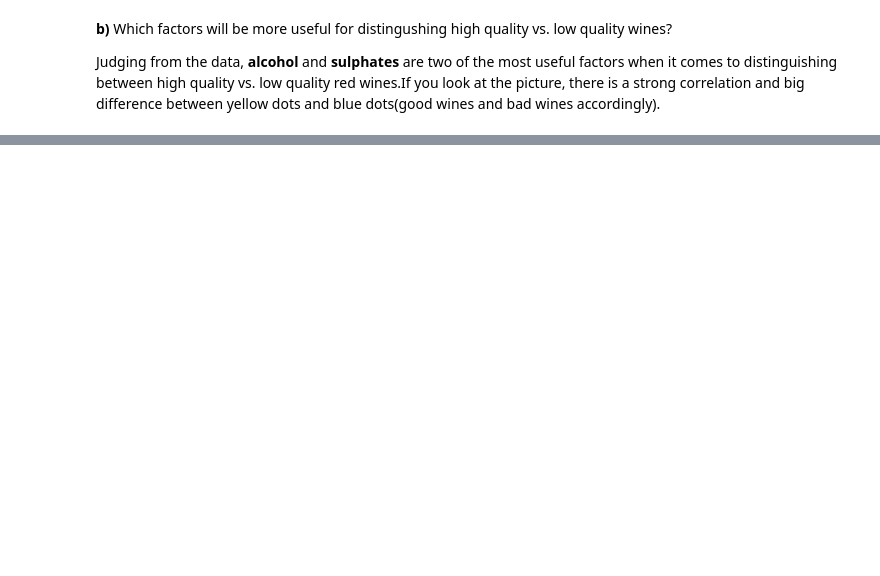
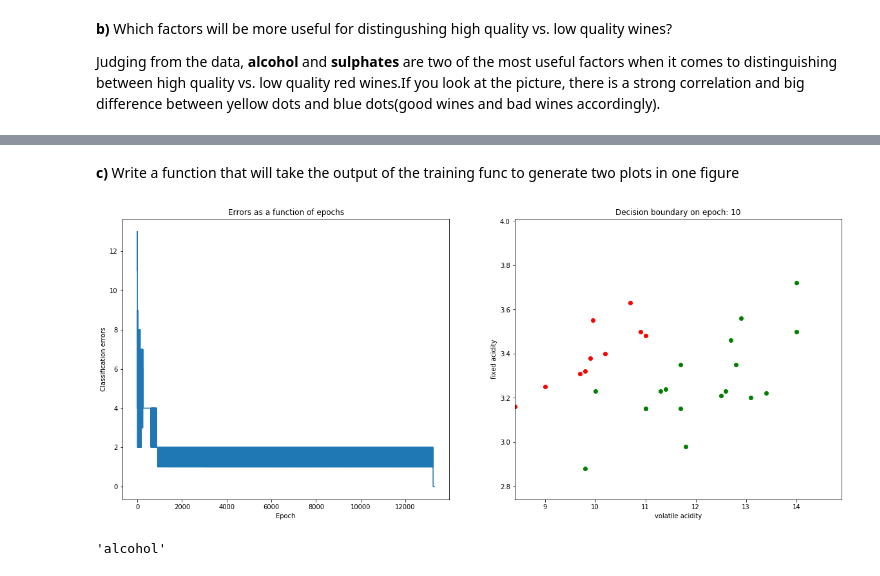
Before and after one commit to ValeriiaMur/ft_sommelier, a Jupyter notebook: ft_sommelier.ipynb, the cells around one changed output, grey strips where cells are left out. Cells and saved outputs as stored; diff of their text form; code cells hidden in the pictures; blank space fills up the shorter version.

```diff
--- a/ft_sommelier.ipynb
+++ b/ft_sommelier.ipynb
@@ -62,0 +94,8 @@ and blue dots(good wines and bad wines accordingly).
+# %%
+wine_data = wine_data.assign(goodness=pd.Series(wine_data['quality'] >= 6))
+
+selected_data = wine_data[(wine_data['quality'] >= 8) | (wine_data['quality'] <= 3)][['pH', 'alcohol', 'quality', 'goodness']]
+selected_data = selected_data.reset_index(drop=True)
+
+print('We selected {} samples and 2 chemicals factors\n'.format(selected_data.shape[0]))
+print(selected_data)
@@ -62,0 +182,7 @@ and blue dots(good wines and bad wines accordingly).
+# %%
+X = selected_data.loc[:, ['alcohol', 'pH']]
+Y = selected_data['goodness'].values
+#Learning rate is the lenght of steps the alg makes down the gradient on the error curve
+p = Perceptron(lr=0.00008)
+
+train_process = p.train(X.values, Y, 13300)
@@ -62,0 +207,2 @@ and blue dots(good wines and bad wines accordingly).
+# %% [markdown]
+**c)** Write a function that will take the output of the training func to generate two plots in one figure
@@ -62,0 +255,9 @@ and blue dots(good wines and bad wines accordingly).
+# %%
+fig = plot_performance(train_process, wine_data, 7, 4, 10, False)
+plt.show(fig)
+# %% [output]
+[figure, added]
+# %%
+selected_data.columns[1]
+# %% [output]
+'alcohol'
```
Also changed, not shown: parts of 9 cells of this notebook.
